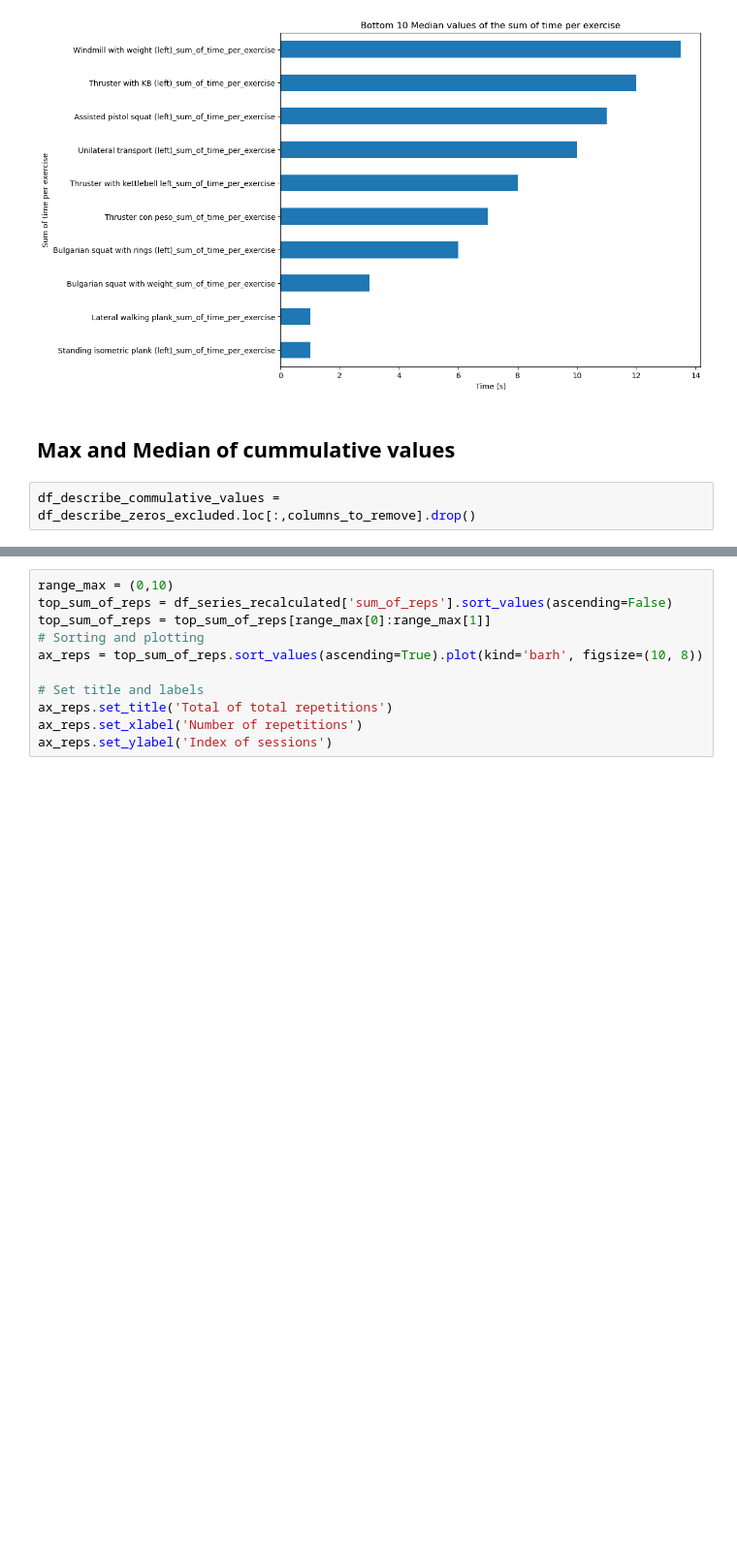
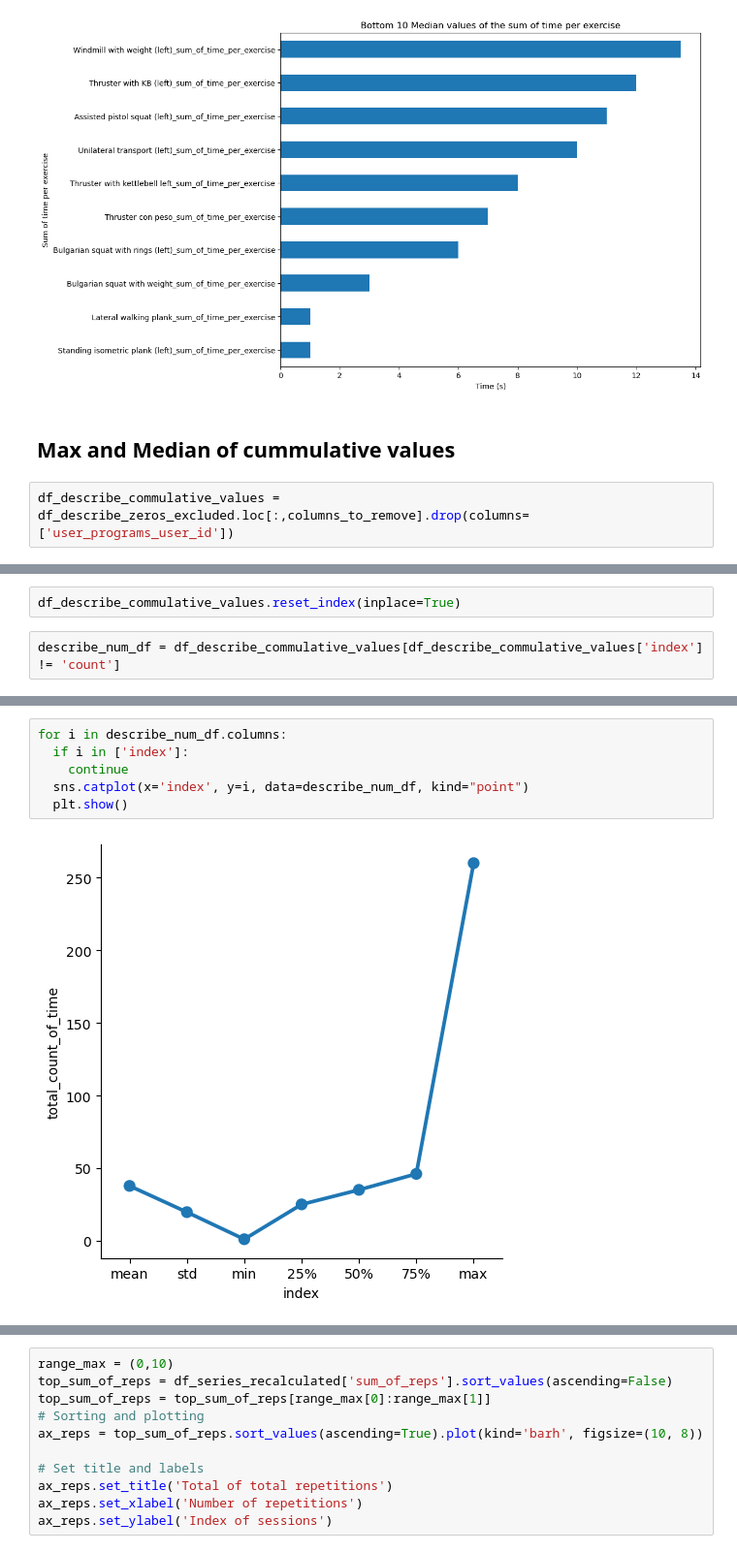
Before and after one commit to evidadeusto/mhunters, a Jupyter notebook: analysis_oscar_preprocessing/data_cleaning_dataframe_session_v0.ipynb, the cells around one changed output, grey strips where cells are left out. Shown at 97% size. Cells and saved outputs as stored; diff of their text form; blank space fills up the shorter version.

```diff
--- a/analysis_oscar_preprocessing/data_cleaning_dataframe_session_v0.ipynb
+++ b/analysis_oscar_preprocessing/data_cleaning_dataframe_session_v0.ipynb
@@ -590,4 +590,4 @@ Name: 50%, dtype: float64
 # %% [markdown]
 ## Max and Median of cummulative values
 # %%
-df_describe_commulative_values = df_describe_zeros_excluded.loc[:,columns_to_remove].drop()
+df_describe_commulative_values = df_describe_zeros_excluded.loc[:,columns_to_remove].drop(columns=['user_programs_user_id'])
@@ -607,0 +594,4 @@ df_describe_commulative_values
+# %%
+df_describe_commulative_values.reset_index(inplace=True)
+# %%
+describe_num_df = df_describe_commulative_values[df_describe_commulative_values['index'] != 'count']
@@ -607,0 +609,8 @@ df_describe_commulative_values
+# %%
+for i in describe_num_df.columns:
+  if i in ['index']:
+    continue
+  sns.catplot(x='index', y=i, data=describe_num_df, kind="point")
+  plt.show()
+# %% [output]
+[figure, added]
```
Also changed, not shown: parts of 7 cells of this notebook.
